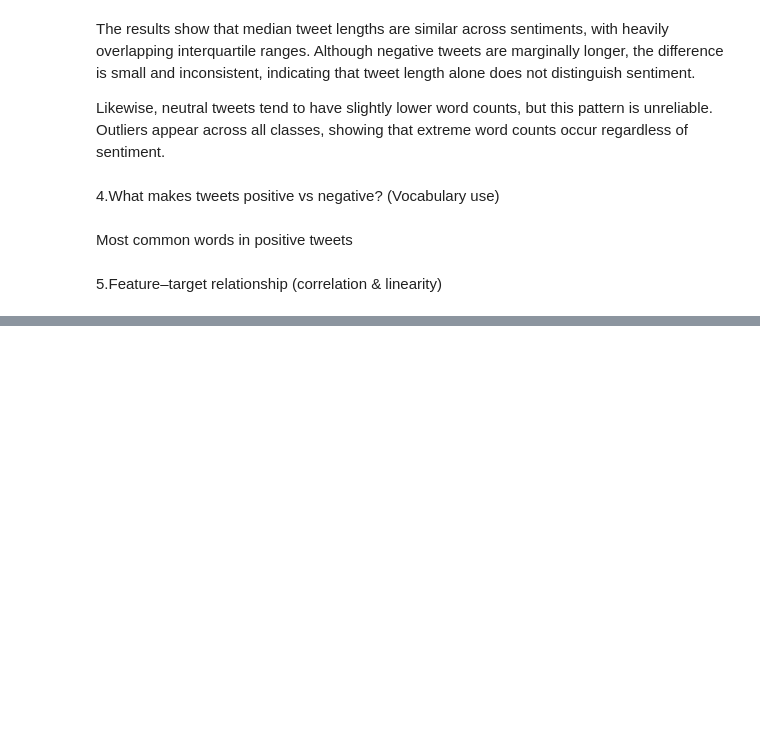
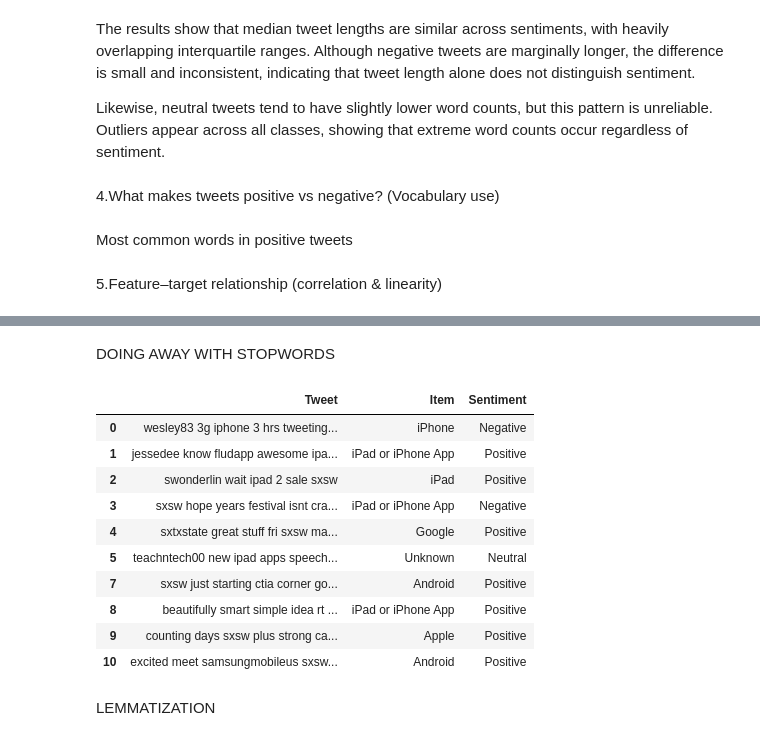
Before and after one commit to lorenaterah/Sentiment-Analysis-NLP, a Jupyter notebook: Notebooks/Edgar.ipynb, the cells around one changed output, grey strips where cells are left out. Drawn from its saved outputs; the diff is of its cells as text; code cells hidden in the pictures; blank space fills up the shorter version.

```diff
--- a/Notebooks/Edgar.ipynb
+++ b/Notebooks/Edgar.ipynb
@@ -317,3 +317,7 @@ Most common words in positive tweets
 #pd.Series(cv_pos.get_feature_names_out()).value_counts()
 # %% [markdown]
 5.Feature–target relationship (correlation & linearity)
+# %%
+#Dropped the columns that were created for Analysis
+
+Movie_df=Movie_df.drop(['Char_length','Word_count','Sentiment_encoded'],axis=1)
@@ -319,0 +342,7 @@ Most common words in positive tweets
+# %%
+# function to lowercase text
+def to_lowercase(text):
+    return text.lower()
+
+Movie_df['Tweet']=Movie_df['Tweet'].apply(to_lowercase)
+Movie_df.head()
@@ -319,0 +358,9 @@ Most common words in positive tweets
+# %%
+#removing punctuation
+import string
+
+def remove_punctuation(text):
+    return ''.join([char for char in text if char not in string.punctuation])
+
+Movie_df['Tweet']=Movie_df['Tweet'].apply(remove_punctuation)
+Movie_df.head(5)
@@ -319,0 +374,26 @@ Most common words in positive tweets
+# %% [markdown]
+DOING AWAY WITH STOPWORDS
+# %%
+from sklearn.feature_extraction.text import ENGLISH_STOP_WORDS
+
+def remove_stopword(text):
+    return " ".join([word for word in text.split() if word not in
+                     ENGLISH_STOP_WORDS])
+
+
+Movie_df['Tweet']=Movie_df['Tweet'].apply(remove_stopword)
+Movie_df.head(10)
+# %% [output]
+|  | Tweet | Item | Sentiment |
+| 0 | wesley83 3g iphone 3 hrs tweeting... | iPhone | Negative |
+| 1 | jessedee know fludapp awesome ipa... | iPad or iPhone App | Positive |
+| 2 | swonderlin wait ipad 2 sale sxsw | iPad | Positive |
+| 3 | sxsw hope years festival isnt cra... | iPad or iPhone App | Negative |
+| 4 | sxtxstate great stuff fri sxsw ma... | Google | Positive |
+| 5 | teachntech00 new ipad apps speech... | Unknown | Neutral |
+| 7 | sxsw just starting ctia corner go... | Android | Positive |
+| 8 | beautifully smart simple idea rt ... | iPad or iPhone App | Positive |
+| 9 | counting days sxsw plus strong ca... | Apple | Positive |
+| 10 | excited meet samsungmobileus sxsw... | Android | Positive |
+# %% [markdown]
+LEMMATIZATION
```
Also changed, not shown: parts of 8 cells of this notebook.
